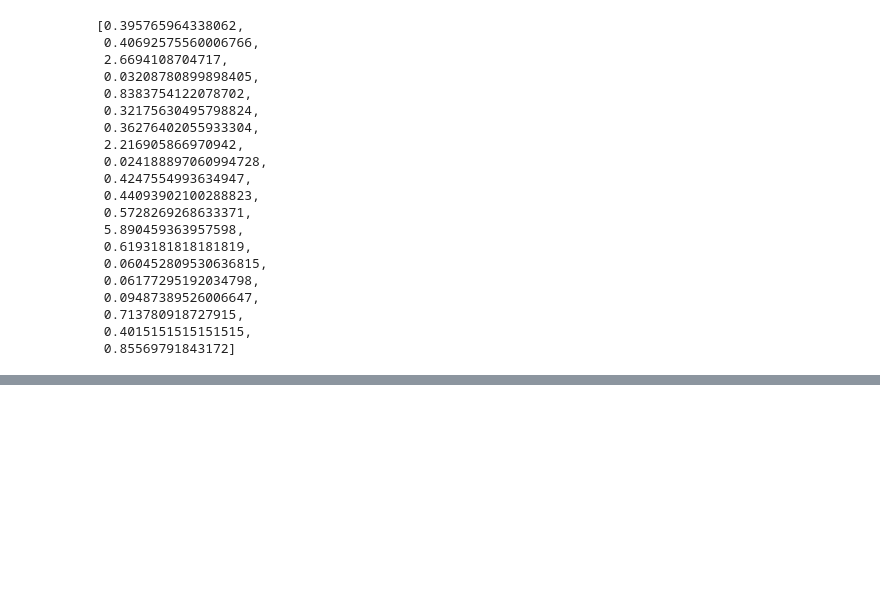
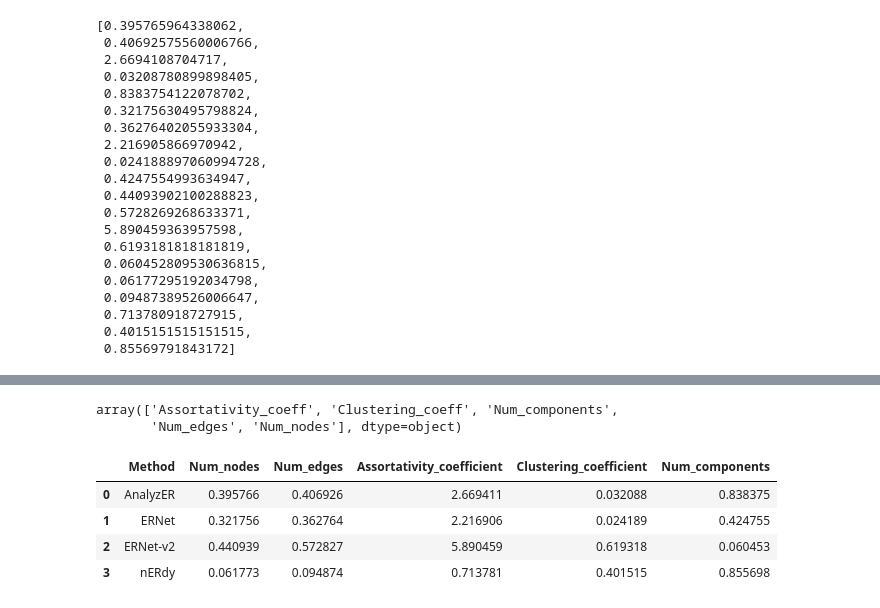
Before and after one commit to kiryteo/ER-Analysis-scripts, a Jupyter notebook: src/nw_graph_analysis/Graph-comparison.ipynb, the cells around one changed output, grey strips where cells are left out. Cells and saved outputs as stored; diff of their text form; code cells hidden in the pictures; blank space fills up the shorter version.

```diff
--- a/src/nw_graph_analysis/Graph-comparison.ipynb
+++ b/src/nw_graph_analysis/Graph-comparison.ipynb
@@ -1109,0 +1117,5 @@ smalldf = pd.DataFrame()
+# %%
+feature_list
+# %% [output]
+array(['Assortativity_coeff', 'Clustering_coeff', 'Num_components',
+       'Num_edges', 'Num_nodes'], dtype=object)
@@ -1109,0 +1124,2 @@ smalldf = pd.DataFrame()
+# %%
+method = ['AnalyzER'] + ['ERNet'] + ['ERNet-v2'] + ['nERdy']
@@ -1109,0 +1150,8 @@ smalldf = pd.DataFrame()
+# %%
+tab_df
+# %% [output]
+|  | Method | Num_nodes | Num_edges | Assortativity_coefficient | Clustering_coefficient | Num_components |
+| 0 | AnalyzER | 0.395766 | 0.406926 | 2.669411 | 0.032088 | 0.838375 |
+| 1 | ERNet | 0.321756 | 0.362764 | 2.216906 | 0.024189 | 0.424755 |
+| 2 | ERNet-v2 | 0.440939 | 0.572827 | 5.890459 | 0.619318 | 0.060453 |
+| 3 | nERdy | 0.061773 | 0.094874 | 0.713781 | 0.401515 | 0.855698 |
```
Also changed, not shown: parts of 25 cells of this notebook.
